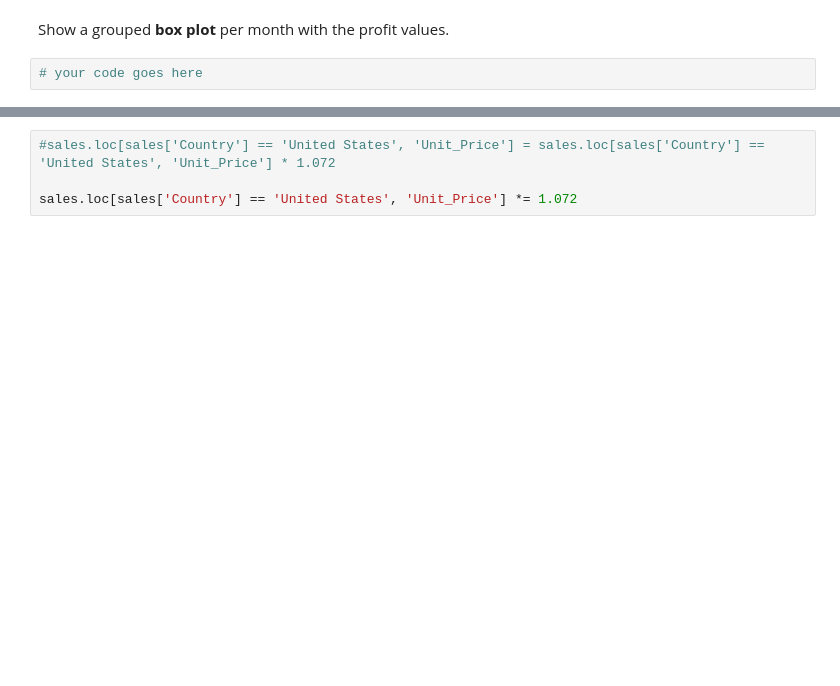
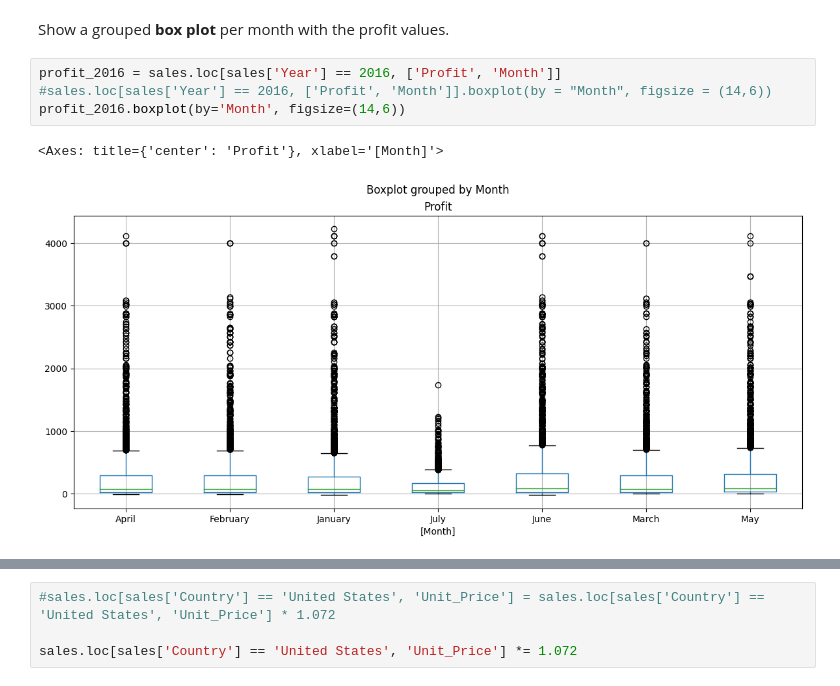
Before and after one commit to twardy7991/FreeCodeCamp-Pandas-Real-Life-Example, a Jupyter notebook: Exercises_1.ipynb, the cells around one changed output, grey strips where cells are left out. Saved outputs shown, nothing was run; the diff lists cells and outputs as text; blank space fills up the shorter version.

```diff
--- a/Exercises_1.ipynb
+++ b/Exercises_1.ipynb
@@ -371,7 +582,12 @@ sales.loc[cond].shape[0]
 # %% [markdown]
 Show a grouped <b>box plot</b> per month with the profit values.
-# %%
-# your code goes here
+# %%
+profit_2016 = sales.loc[sales['Year'] == 2016, ['Profit', 'Month']]
+#sales.loc[sales['Year'] == 2016, ['Profit', 'Month']].boxplot(by = "Month", figsize = (14,6))
+profit_2016.boxplot(by='Month', figsize=(14,6))
+# %% [output]
+<Axes: title={'center': 'Profit'}, xlabel='[Month]'>
+[figure, added]
 # %%
 profit_2016 = sales.loc[sales['Year'] == 2016, ['Profit', 'Month']]
 
```
Also changed, not shown: parts of 56 cells of this notebook, 3 other files.
